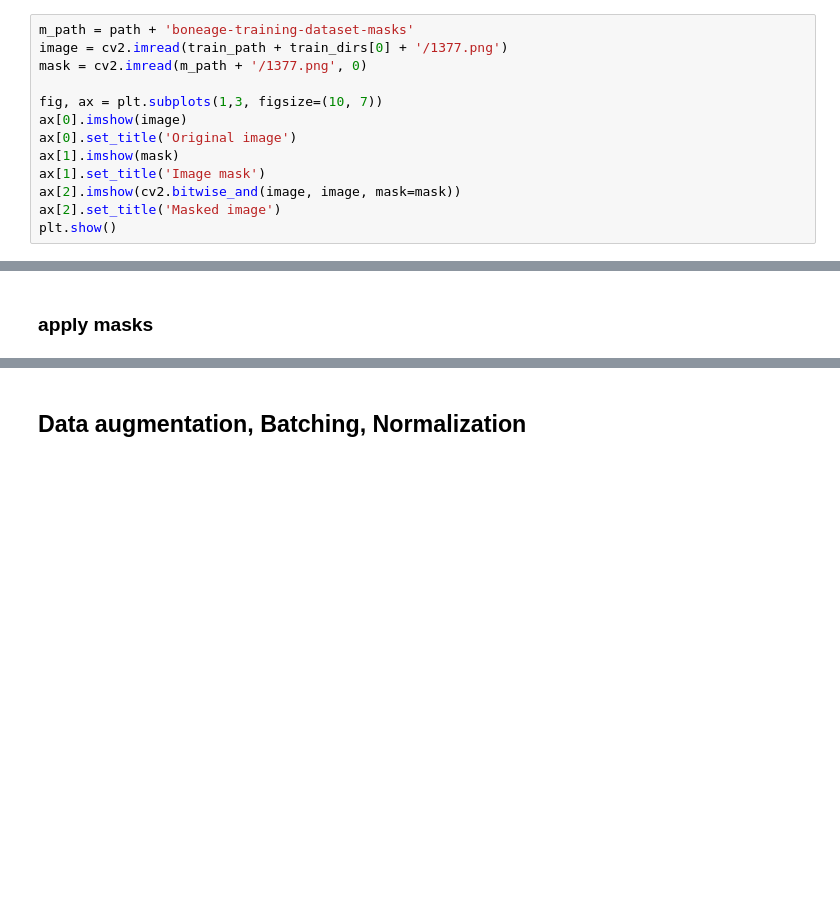
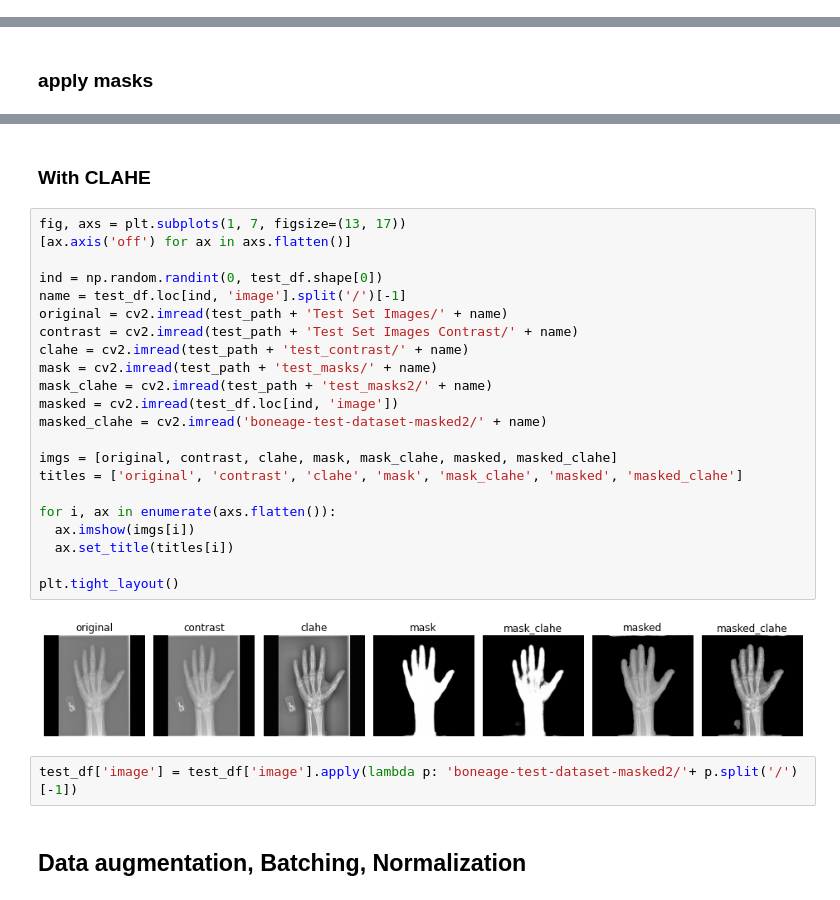
Before and after one commit to tommilotta/BoneAgePrediction, a Jupyter notebook: regression_model.ipynb, the cells around one changed output, grey strips where cells are left out. Drawn from its saved outputs; the diff is of its cells as text; blank space fills up the shorter version.

```diff
--- a/regression_model.ipynb
+++ b/regression_model.ipynb
@@ -112,13 +106,0 @@ Mask an image as example
-# %%
-m_path = path + 'boneage-training-dataset-masks'
-image = cv2.imread(train_path + train_dirs[0] + '/1377.png')
-mask = cv2.imread(m_path + '/1377.png', 0)
-
-fig, ax = plt.subplots(1,3, figsize=(10, 7))
-ax[0].imshow(image)
-ax[0].set_title('Original image')
-ax[1].imshow(mask)
-ax[1].set_title('Image mask')
-ax[2].imshow(cv2.bitwise_and(image, image, mask=mask))
-ax[2].set_title('Masked image')
-plt.show()
@@ -209,3 +220,31 @@ train_df.loc[1000, 'image']
+# %% [markdown]
+### With CLAHE
+# %%
+fig, axs = plt.subplots(1, 7, figsize=(13, 17))
+[ax.axis('off') for ax in axs.flatten()]
+
+ind = np.random.randint(0, test_df.shape[0])
+name = test_df.loc[ind, 'image'].split('/')[-1]
+original = cv2.imread(test_path + 'Test Set Images/' + name)
+contrast = cv2.imread(test_path + 'Test Set Images Contrast/' + name)
+clahe = cv2.imread(test_path + 'test_contrast/' + name)
+mask = cv2.imread(test_path + 'test_masks/' + name)
+mask_clahe = cv2.imread(test_path + 'test_masks2/' + name)
+masked = cv2.imread(test_df.loc[ind, 'image'])
+masked_clahe = cv2.imread('boneage-test-dataset-masked2/' + name)
+
+imgs = [original, contrast, clahe, mask, mask_clahe, masked, masked_clahe]
+titles = ['original', 'contrast', 'clahe', 'mask', 'mask_clahe', 'masked', 'masked_clahe']
+
+for i, ax in enumerate(axs.flatten()):
+  ax.imshow(imgs[i])
+  ax.set_title(titles[i])
+
+plt.tight_layout()
+# %% [output]
+[figure, added]
+# %%
+test_df['image'] = test_df['image'].apply(lambda p: 'boneage-test-dataset-masked2/'+ p.split('/')[-1])
 # %% [markdown]
 ## Data augmentation, Batching, Normalization
 # %%
```
Also changed, not shown: parts of 115 cells of this notebook.
